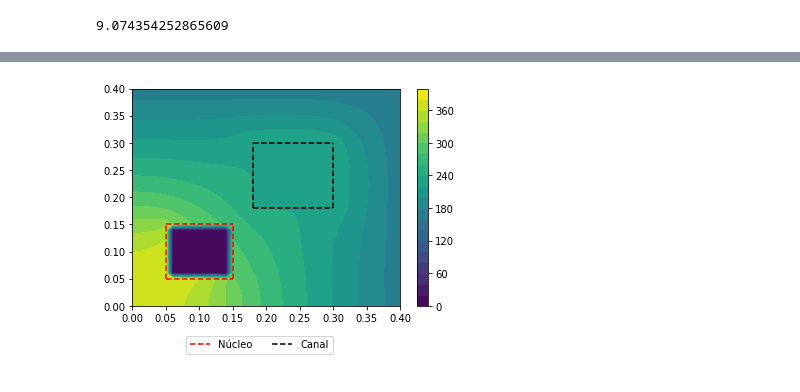
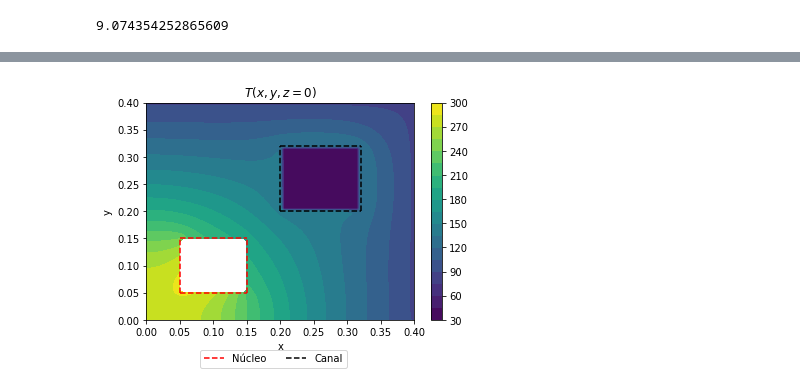
Before and after one commit to nicomn97/ProyectoFinalTC, a Jupyter notebook: ProyFinalTC.ipynb, the cells around one changed output, grey strips where cells are left out. Saved outputs shown, nothing was run; the diff lists cells and outputs as text; code cells hidden in the pictures.

```diff
--- a/ProyFinalTC.ipynb
+++ b/ProyFinalTC.ipynb
@@ -342,8 +350,9 @@ print(kre)
 pr=2*(lpx+lpy)
 rho=997
 cp=4179.6
-Q=0.00001             #revisar
-Qg=50000*2*dl/k             #revisar
+v=0.008
+Q=v*lpx*lpy
+Qg=50000*2*dl/k
 
 pe=0.8
 Tinf=25
@@ -368,0 +371,9 @@ hr
+# %%
+#hr:
+kr=0.630
+dh=(4*lpx*lpy)/pr
+Prr=4
+nur=0.6527*np.power(0.1,6)
+Rer=v*dh/nur
+hr=0.332*np.power(Rer,1/2)*np.power(Prr,1/3)*kr/dh
+hr
@@ -408,22 +409,30 @@ Tez=(keg*Qg+he*pe*Tinf+ker*Trz)/(he*pe-kee)
 Qgz=Qg    #revisar
 # %%
 Tfin=np.zeros((np.size(z),ny,nx))
+Tgraf=np.zeros((np.size(z),ny,nx))
 Tmax=np.zeros(np.size(z))
 # %%
 for i in range((np.size(z))):
-    Tfin[i,:,:]=Qgz*TmG+Trz[i]*TmR+Tez[i]*TmE
+    Ttemp=Qgz*TmG+Trz[i]*TmR+Tez[i]*TmE
+    Ttemp[(xx>l0x)&(xx<l1x)&(yy>l0y)&(yy<l1y)]=Tmedz[i]
+    Tfin[i,:,:]=Ttemp
+    Ttemp[(xx>0.05)&(xx<0.15)&(yy>0.05)&(yy<0.15)]=np.nan
+    Tgraf[i,:,:]=Ttemp
     Tmax[i]=np.max(Tfin[i,:,:])
 # %%
-plt.contourf(xx, yy, Tfin[0,:,:], 20)
+plt.contourf(xx, yy, Tgraf[0,:,:], 20)
+plt.title("$T(x,y,z=0)$")
+plt.xlabel("x")
+plt.ylabel("y")
 plt.plot([0.05,0.15],[0.05,0.05],"--",c="r")
 plt.plot([0.05,0.15],[0.15,0.15],"--",c="r")
 plt.plot([0.05,0.05],[0.05,0.15],"--",c="r")
 plt.plot([0.15,0.15],[0.05,0.15],"--",c="r",label="Núcleo")
 plt.plot([l0x,l0x],[l0y,l1y],"--",c="k")
 plt.plot([l0x,l1x],[l0y,l0y],"--",c="k")
 plt.plot([l0x,l1x],[l1y,l1y],"--",c="k")
 plt.plot([l1x,l1x],[l0y,l1y],"--",c="k",label="Canal")
 plt.legend(loc=(0.2,-0.22),ncol=2)
 plt.colorbar();
 # %% [output]
-[figure, old version]
+[figure, new version]
```
Also changed, not shown: parts of 16 cells of this notebook.
